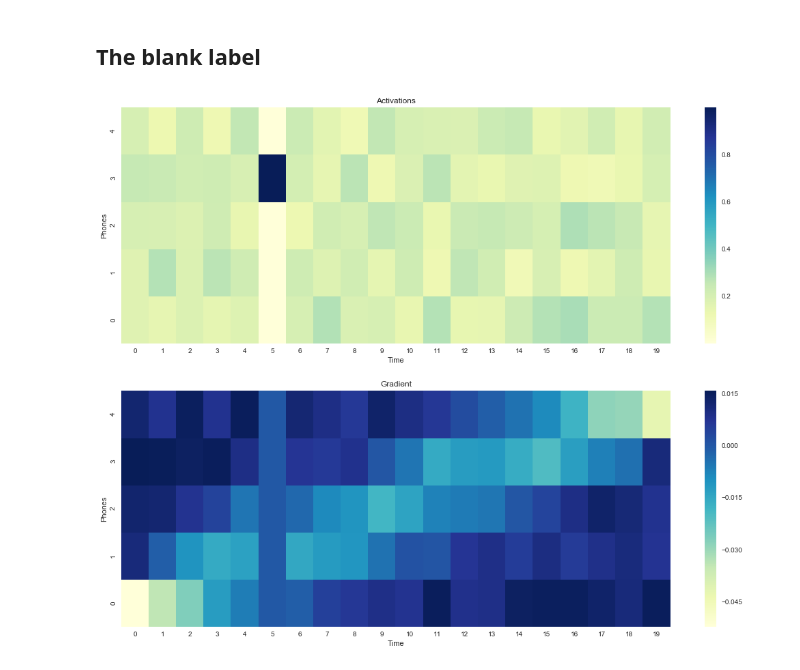
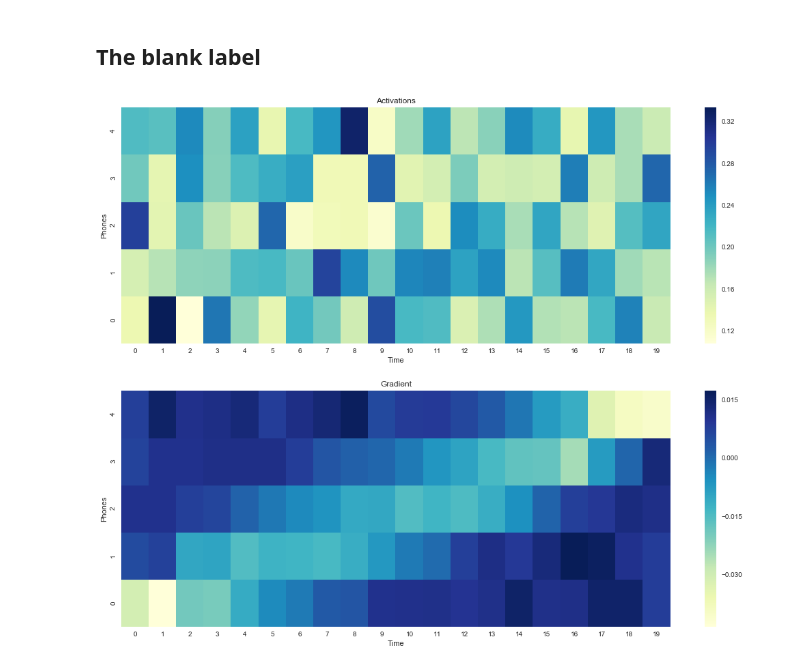
Before and after one commit to nayyarv/ctcinvestigations, a Jupyter notebook: CTC.ipynb, the cells around one changed output. Drawn from its saved outputs; the diff is of its cells as text; code cells hidden in the pictures.

Commit message:
New images

```diff
--- a/CTC.ipynb
+++ b/CTC.ipynb
@@ -263,6 +263,7 @@ def get_noblank_grads(data, target=None):
     grad = hval["dgrad"].squeeze(1).T.detach().numpy()
     return initial, grad
 # %%
+d = get_rand()
 double_posterior(*get_noblank_grads(d))
 # %% [output]
-[figure, old version]
+[figure, new version]
```
